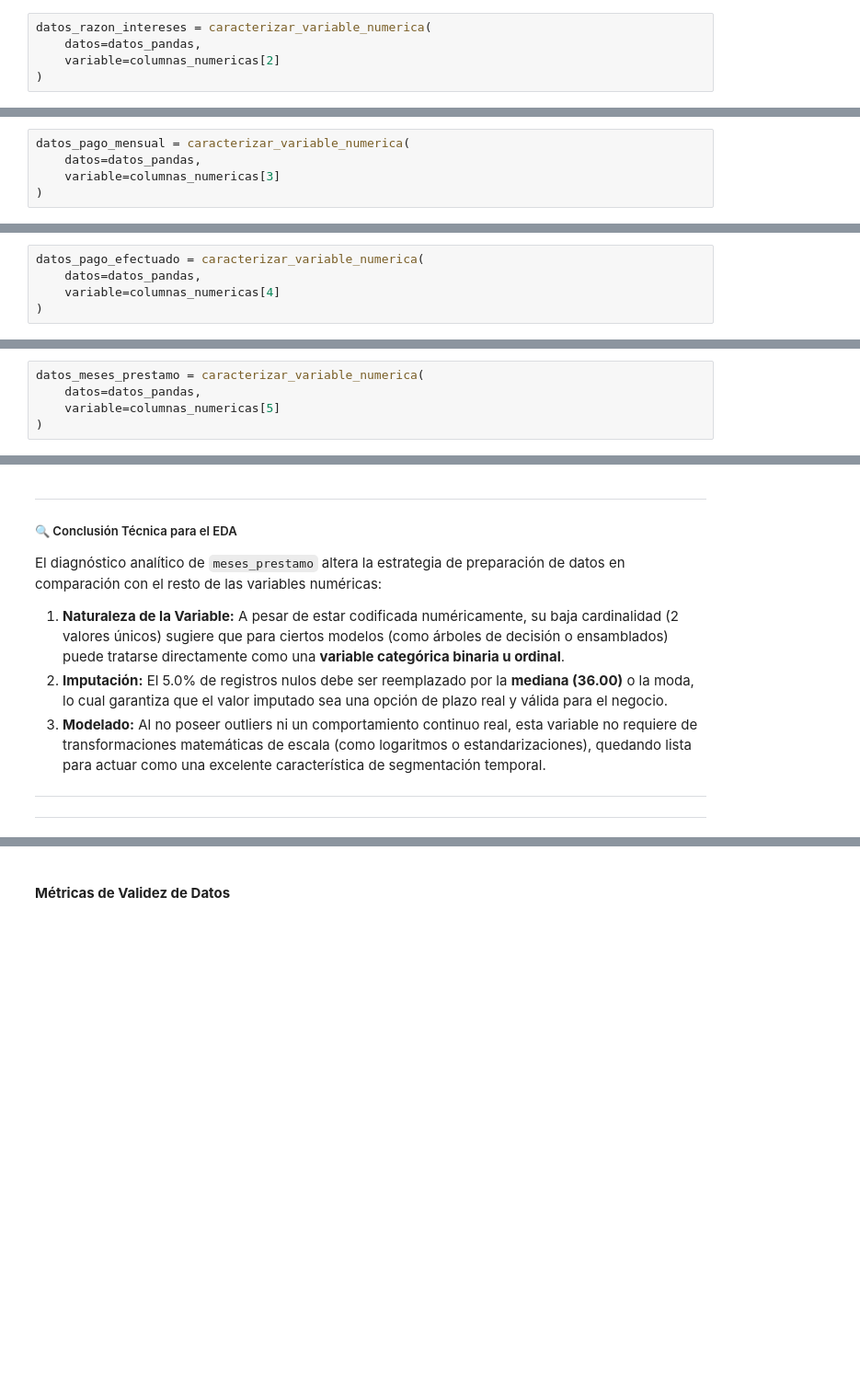
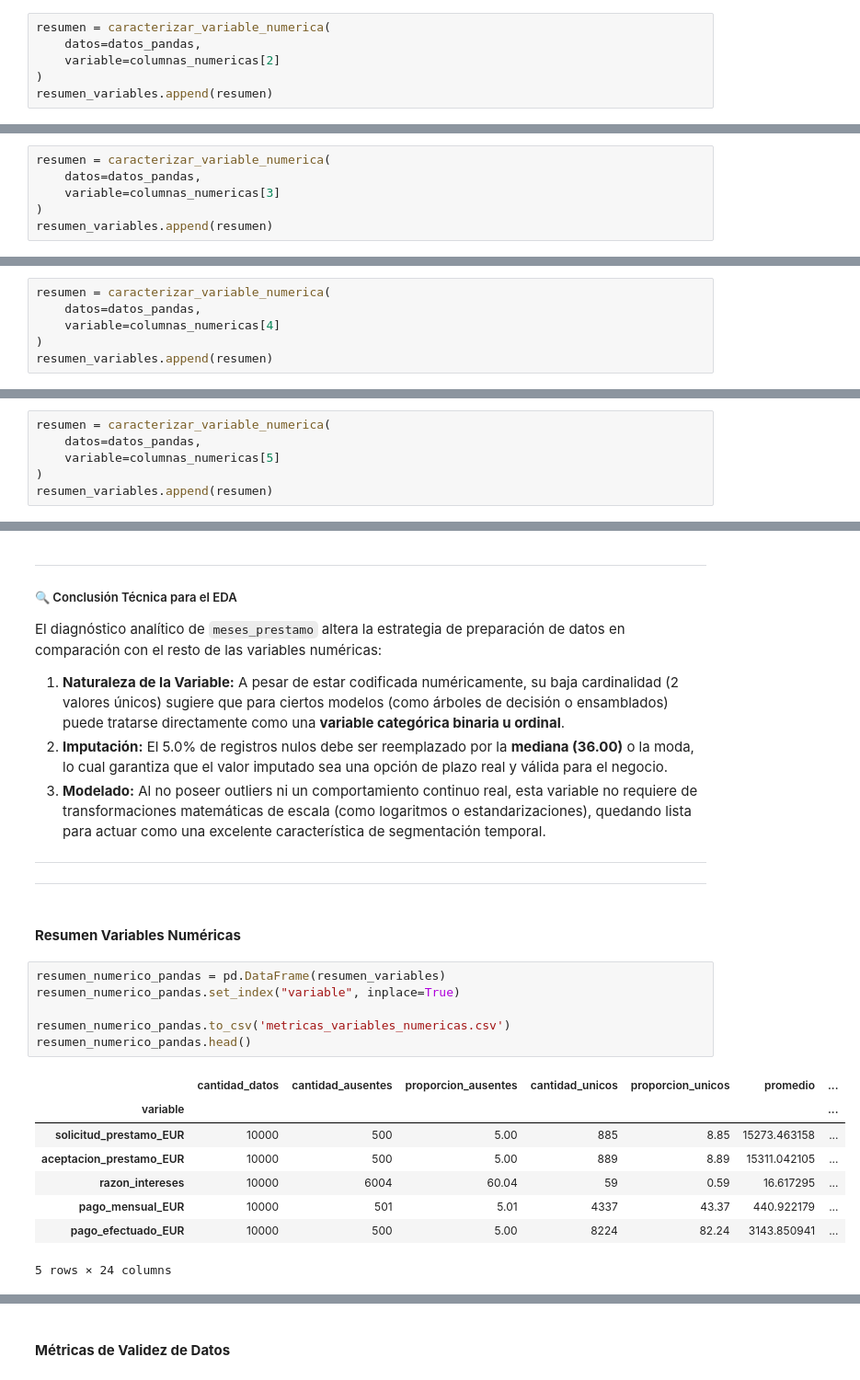
Before and after one commit to Ernesto9734/Data-Analyst-Projects, a Jupyter notebook: Project 01 - Data Cleaning and Preprocessing/notebook.ipynb, the cells around one changed output, grey strips where cells are left out. Shown at 92% size. Saved outputs shown, nothing was run; the diff lists cells and outputs as text; blank space fills up the shorter version.

```diff
--- a/Project 01 - Data Cleaning and Preprocessing/notebook.ipynb
+++ b/Project 01 - Data Cleaning and Preprocessing/notebook.ipynb
@@ -2652,10 +3422,11 @@ La variable se encuentra en condiciones óptimas para su posterior procesamiento
 # %% [markdown]
 #### **Variable: Razón Intereses**
 # %%
-datos_razon_intereses = caracterizar_variable_numerica(
+resumen = caracterizar_variable_numerica(
     datos=datos_pandas,
     variable=columnas_numericas[2]
 )
+resumen_variables.append(resumen)
 # %% [output]
 ==================================================
 Caracterización de variable: razon_intereses
@@ -2735,8 +3508,9 @@ Esta variable presenta un doble desafío para la ingeniería de características
 # %%
-datos_pago_mensual = caracterizar_variable_numerica(
+resumen = caracterizar_variable_numerica(
     datos=datos_pandas,
     variable=columnas_numericas[3]
 )
+resumen_variables.append(resumen)
 # %% [output]
 ==================================================
 Caracterización de variable: pago_mensual_EUR
@@ -2816,8 +3592,9 @@ Esta variable refleja de manera directa el impacto de los montos de préstamos g
 # %%
-datos_pago_efectuado = caracterizar_variable_numerica(
+resumen = caracterizar_variable_numerica(
     datos=datos_pandas,
     variable=columnas_numericas[4]
 )
+resumen_variables.append(resumen)
 # %% [output]
 ==================================================
 Caracterización de variable: pago_efectuado_EUR
@@ -2900,8 +3679,9 @@ Esta variable se encuentra en un estado de deformación estadística crítico y
 # %%
-datos_meses_prestamo = caracterizar_variable_numerica(
+resumen = caracterizar_variable_numerica(
     datos=datos_pandas,
     variable=columnas_numericas[5]
 )
+resumen_variables.append(resumen)
 # %% [output]
 ==================================================
 Caracterización de variable: meses_prestamo
@@ -2979,3 +3759,20 @@ El diagnóstico analítico de `meses_prestamo` altera la estrategia de preparaci
 
 ---
 ---
+# %% [markdown]
+#### **Resumen Variables Numéricas**
+# %%
+resumen_numerico_pandas = pd.DataFrame(resumen_variables)
+resumen_numerico_pandas.set_index("variable", inplace=True)
+
+resumen_numerico_pandas.to_csv('metricas_variables_numericas.csv')
+resumen_numerico_pandas.head()
+# %% [output]
+|  | cantidad_datos | cantidad_ausentes | proporcion_ausentes | cantidad_unicos | proporcion_unicos | promedio | ... |
+| variable |  |  |  |  |  |  | ... |
+| solicitud_prestamo_EUR | 10000 | 500 | 5.00 | 885 | 8.85 | 15273.463158 | ... |
+| aceptacion_prestamo_EUR | 10000 | 500 | 5.00 | 889 | 8.89 | 15311.042105 | ... |
+| razon_intereses | 10000 | 6004 | 60.04 | 59 | 0.59 | 16.617295 | ... |
+| pago_mensual_EUR | 10000 | 501 | 5.01 | 4337 | 43.37 | 440.922179 | ... |
+| pago_efectuado_EUR | 10000 | 500 | 5.00 | 8224 | 82.24 | 3143.850941 | ... |
+5 rows × 24 columns
```
Also changed, not shown: parts of 80 cells of this notebook.
